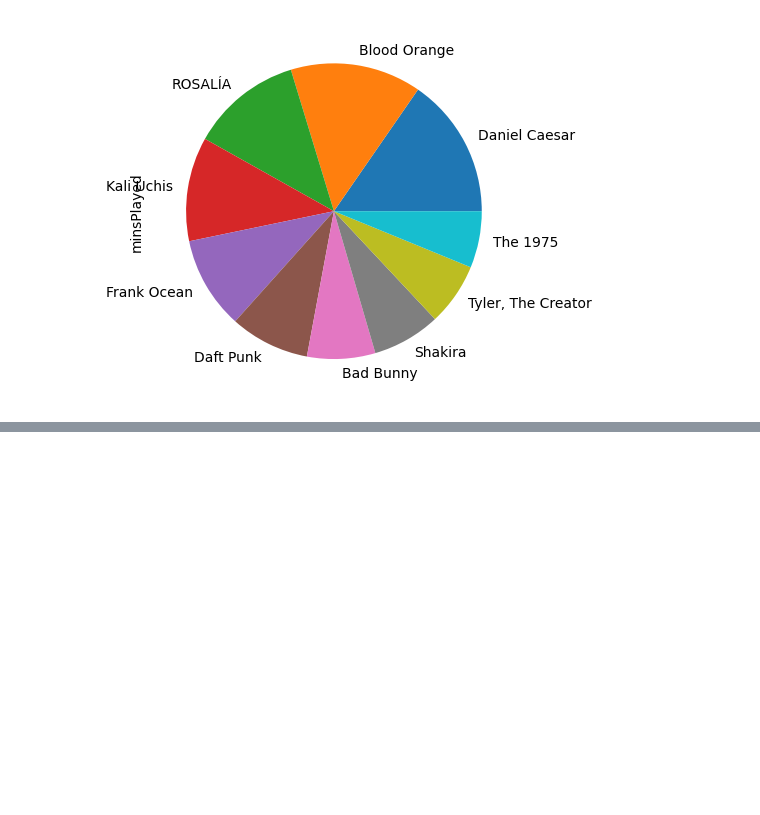
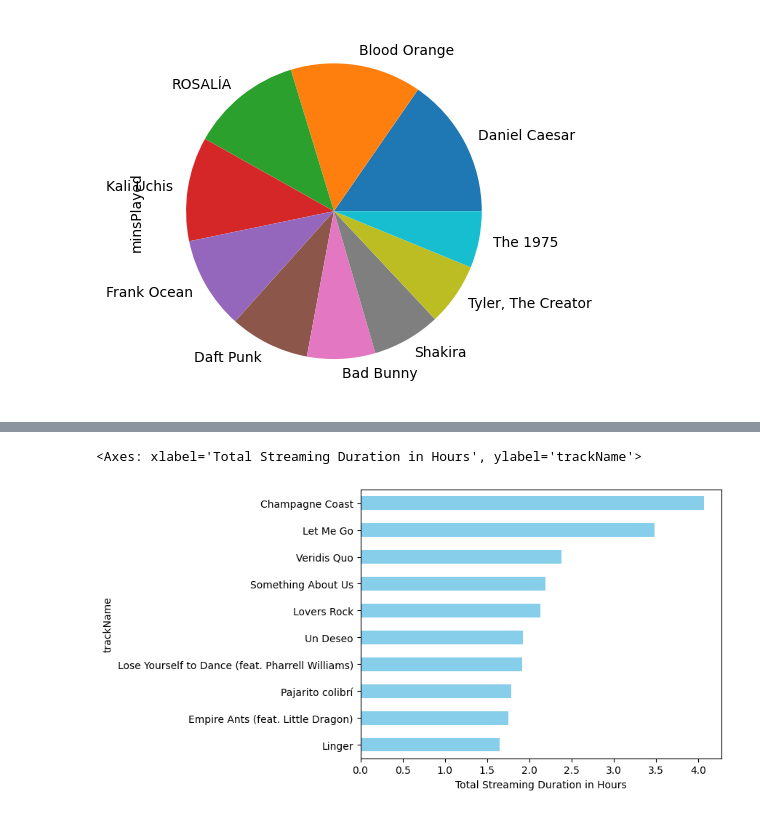
Before and after one commit to dbdesign-students-spring2024/8-pandas-exploration-dtuesta1, a Jupyter notebook: analysis.ipynb, the cells around one changed output, grey strips where cells are left out. Saved outputs shown, nothing was run; the diff lists cells and outputs as text; code cells hidden in the pictures; blank space fills up the shorter version.

```diff
--- a/analysis.ipynb
+++ b/analysis.ipynb
@@ -326,0 +290,8 @@ plt.show()
+# %%
+TrackStreamsHours = df.groupby('trackName')['minsPlayed'].sum()/60
+TopSongs = TrackStreamsHours.sort_values(ascending=True).tail(10)
+
+TopSongs.plot.barh(color='skyblue', xlabel = 'Total Streaming Duration in Hours')
+# %% [output]
+<Axes: xlabel='Total Streaming Duration in Hours', ylabel='trackName'>
+[figure, added]
```
Also changed, not shown: parts of 5 cells of this notebook.
